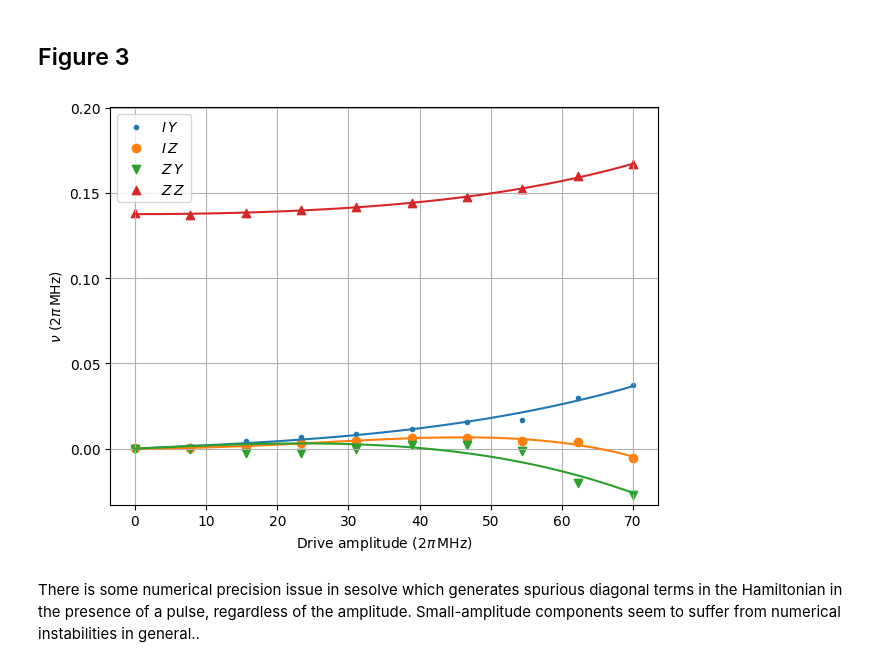
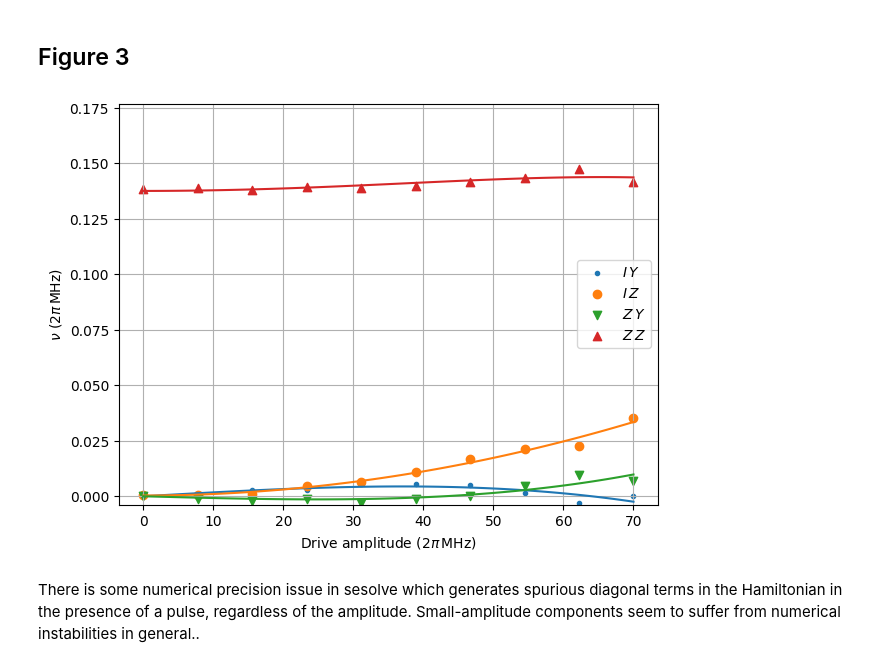
Before and after one commit to UTokyo-ICEPP/qudit-sim, a Jupyter notebook: examples/cross_resonance.ipynb, the cells around one changed output. Cells and saved outputs as stored; diff of their text form; code cells hidden in the pictures.

Commit message:
hamiltonian_tomography 0> find_heff_blkdiag

```diff
--- a/examples/cross_resonance.ipynb
+++ b/examples/cross_resonance.ipynb
@@ -17,13 +16,15 @@ qudit_sim.config.pulse_sim_solver = 'jax'
 # %%
 twopi = np.pi * 2.
 
-hgen = qudit_sim.HamiltonianBuilder(4)
-hgen.add_qudit(qubit_frequency=5.114e+9 * twopi, anharmonicity=-0.330e+9 * twopi, drive_amplitude=140.e+6 * twopi, qudit_id='q0')
-hgen.add_qudit(qubit_frequency=4.914e+9 * twopi, anharmonicity=-0.330e+9 * twopi, drive_amplitude=140.e+6 * twopi, qudit_id='q1')
+hgen = HamiltonianBuilder()
+hgen.add_qudit(qudit_id='q0', num_levels=3, qubit_frequency=5.114e+9 * twopi, anharmonicity=-0.330e+9 * twopi, drive_amplitude=140.e+6 * twopi)
+hgen.add_qudit(qudit_id='q1', num_levels=3, qubit_frequency=4.914e+9 * twopi, anharmonicity=-0.330e+9 * twopi, drive_amplitude=140.e+6 * twopi)
 hgen.add_coupling('q0', 'q1', 3.8e+6 * twopi)
 
 # Frame where the IZ component is zero in the qubit space when there is no drive
-frame = qudit_sim.SystemFrame('noiz2', hgen)
+frame = SystemFrame('noiz2', hgen)
+
+dt = 0.2e-9
 # %%
 eigenvalues = hgen.eigenvalues()
 cr_drive_frequency = np.mean(eigenvalues[:2, 1] - eigenvalues[:2, 0])
@@ -33,12 +34,14 @@ cr_drive_frequency
 # %%
 amplitudes = np.linspace(0., 0.5, 10)
-cycles = list(range(400, 200, -20))
+num_points = 128
+pulse_shape = (1280 * dt, 1024 * dt, 64 * dt)
 # %%
-components_list = qudit_sim.apps.find_heff(hgen,
-                                           qudit='q0',
-                                           frequency=cr_drive_frequency,
-                                           amplitude=amplitudes,
-                                           frame=frame,
-                                           comp_dim=2,
-                                           min_fidelity=0.3,
-                                           save_result_to='cross_resonance')
+components_list = find_heff_blkdiag(hgen,
+                                    qudit='q0',
+                                    frequency=cr_drive_frequency,
+                                    amplitude=amplitudes,
+                                    frame=frame,
+                                    num_points=num_points,
+                                    pulse_shape=pulse_shape,
+                                    pulse_sim_solver='jax',
+                                    comp_dim=(2, 2))
@@ -64,10 +90,12 @@ qudit_sim.visualization.plot_amplitude_scan(physical_amplitudes, components_list
 ## Figure 3
 # %%
 selection = [(0, 2), (0, 3), (3, 2), (3, 3)]
-qudit_sim.visualization.plot_amplitude_scan(physical_amplitudes, components_list, select_components=selection,
-                                            amp_scale=qudit_sim.FrequencyScale.MHz, compo_scale=qudit_sim.FrequencyScale.MHz);
+plot_amplitude_scan(physical_amplitudes, components_list,
+                    select_components=selection,
+                    amp_scale=FrequencyScale.MHz,
+                    compo_scale=FrequencyScale.MHz);
 # %% [output]
-[figure, old version]
+[figure, new version]
 # %% [markdown]
 There is some numerical precision issue in sesolve which generates spurious diagonal terms in the Hamiltonian in the presence of a pulse, regardless of the amplitude. Small-amplitude components seem to suffer from numerical instabilities in general..
 # %% [markdown]
```
Also changed, not shown: parts of 9 cells of this notebook, 4 other files.
